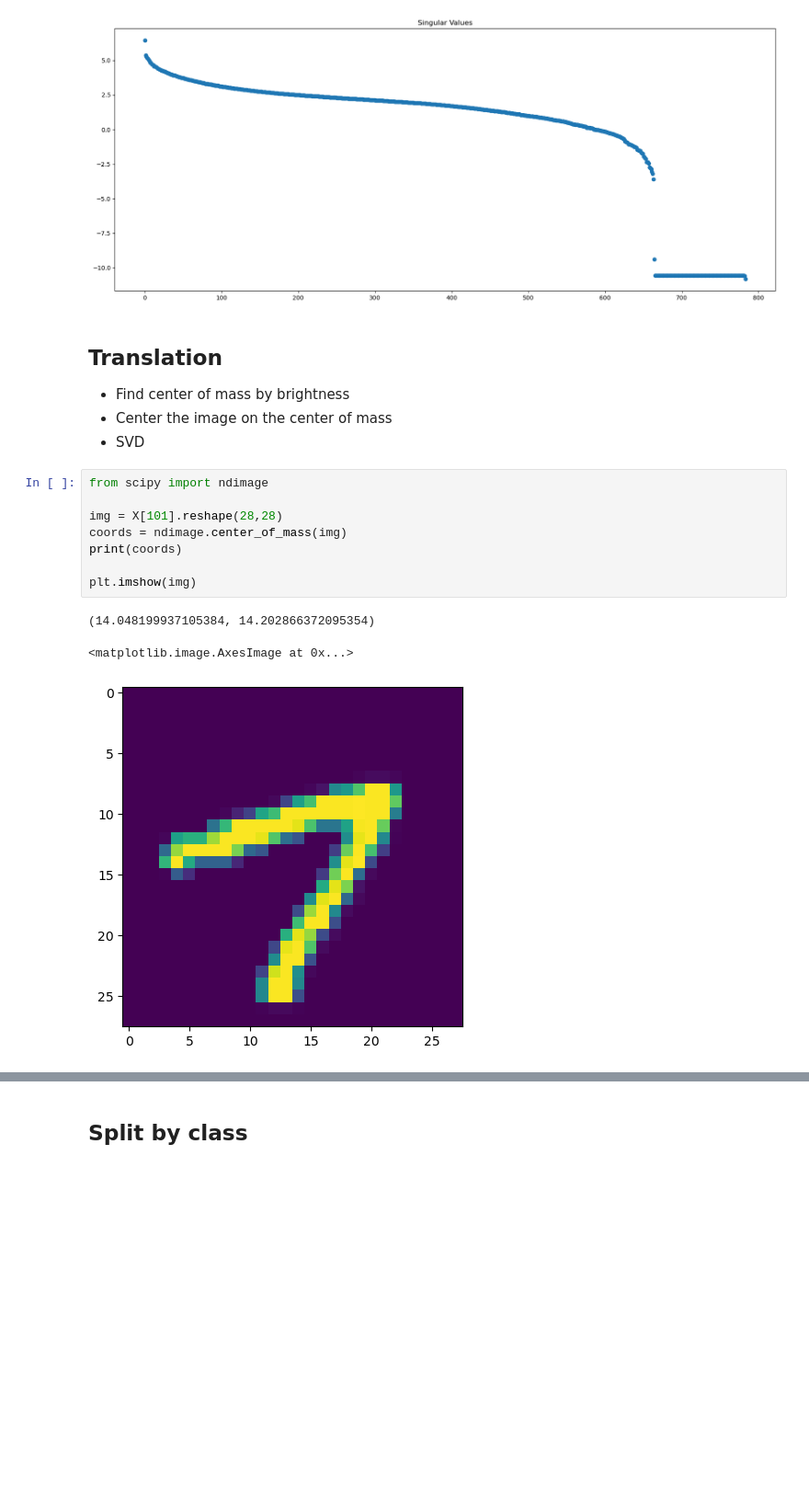
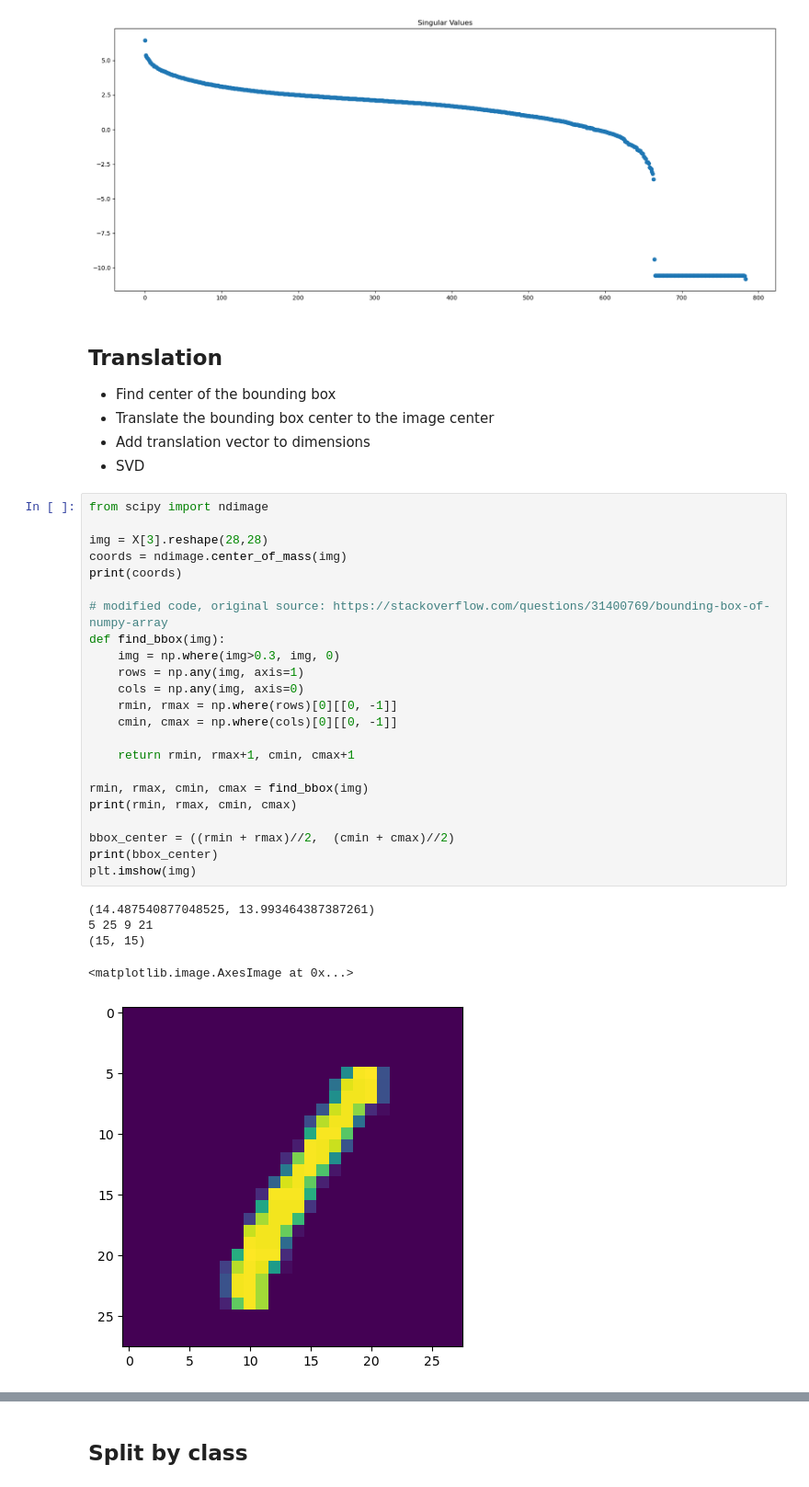
Before and after one commit to maneeshrj/math-ml-project, a Jupyter notebook: SVD.ipynb, the cells around one changed output, grey strips where cells are left out. Shown: that part at 92% size. Drawn from its saved outputs; the diff is of its cells as text; blank space fills up the shorter version.

```diff
--- a/SVD.ipynb
+++ b/SVD.ipynb
@@ -84,19 +84,37 @@ Text(0.5, 1.0, 'Singular Values')
 [figure]
 # %% [markdown]
 ## Translation
-- Find center of mass by brightness
-- Center the image on the center of mass
+- Find center of the bounding box
+- Translate the bounding box center to the image center
+- Add translation vector to dimensions
 - SVD
 # %%
 from scipy import ndimage
 
-img = X[101].reshape(28,28)
+img = X[3].reshape(28,28)
 coords = ndimage.center_of_mass(img)
 print(coords)
 
+# modified code, original source: https://stackoverflow.com/questions/31400769/bounding-box-of-numpy-array
+def find_bbox(img):
+    img = np.where(img>0.3, img, 0)
+    rows = np.any(img, axis=1)
+    cols = np.any(img, axis=0)
+    rmin, rmax = np.where(rows)[0][[0, -1]]
+    cmin, cmax = np.where(cols)[0][[0, -1]]
+
+    return rmin, rmax+1, cmin, cmax+1
+
+rmin, rmax, cmin, cmax = find_bbox(img)
+print(rmin, rmax, cmin, cmax)
+
+bbox_center = ((rmin + rmax)//2,  (cmin + cmax)//2)
+print(bbox_center)
 plt.imshow(img)
 # %% [output]
-(14.048199937105384, 14.202866372095354)
+(14.487540877048525, 13.993464387387261)
+5 25 9 21
+(15, 15)
 <matplotlib.image.AxesImage at 0x...>
-[figure, old version]
+[figure, new version]
 # %%
```
Also changed, not shown: parts of 9 cells of this notebook.
